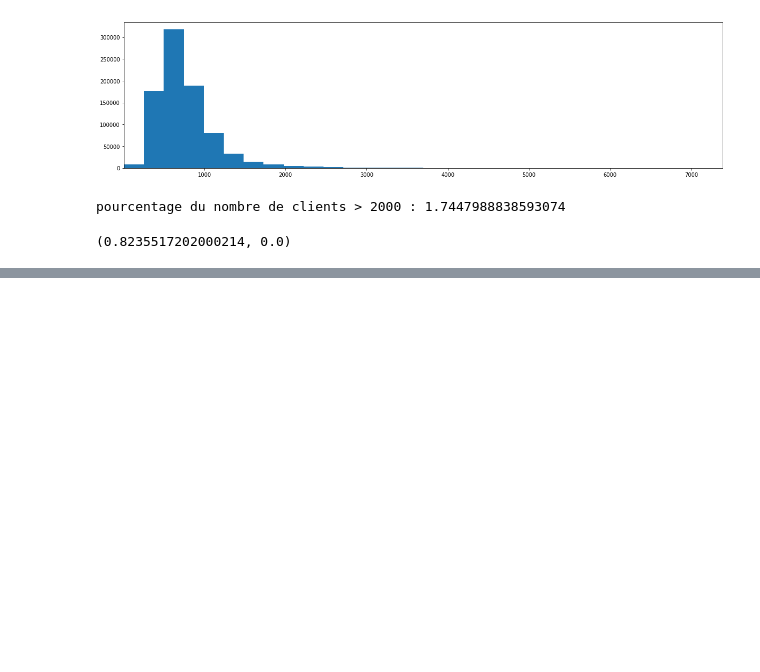
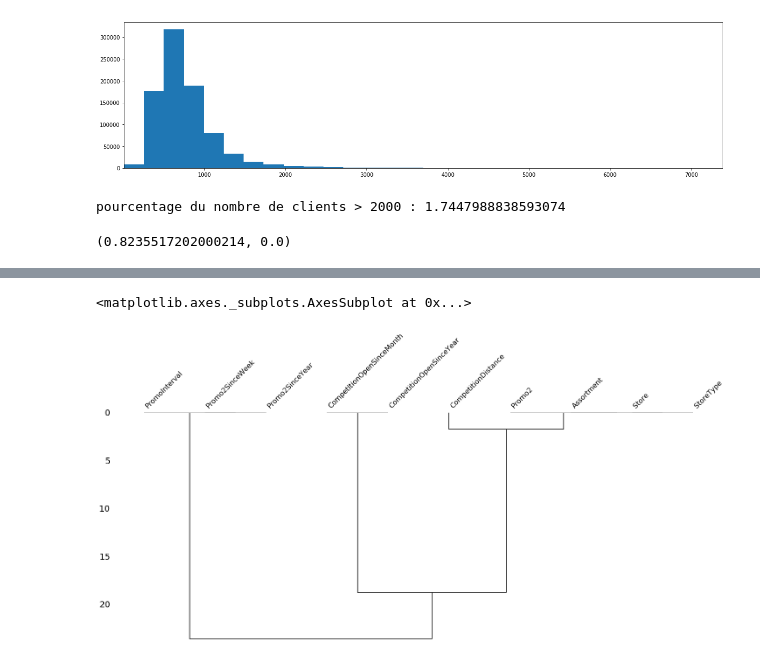
Before and after one commit to yasserbekkali/projetBD, a Jupyter notebook: projetWS.ipynb, the cells around one changed output, grey strips where cells are left out. Drawn from its saved outputs; the diff is of its cells as text; code cells hidden in the pictures; blank space fills up the shorter version.

```diff
--- a/projetWS.ipynb
+++ b/projetWS.ipynb
@@ -200,0 +228,5 @@ stats.pearsonr(dstrain.Sales , dstrain.Customers)
+# %%
+msno.dendrogram(dstore)
+# %% [output]
+<matplotlib.axes._subplots.AxesSubplot at 0x...>
+[figure, added]
```
Also changed, not shown: parts of 5 cells of this notebook.
